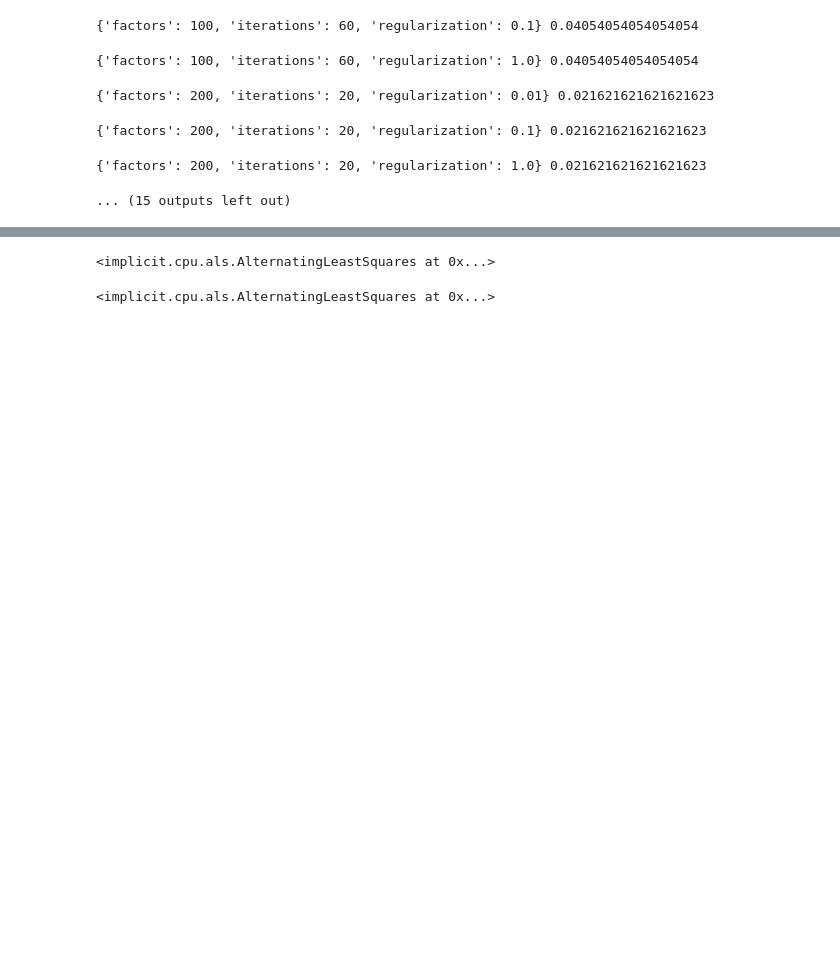
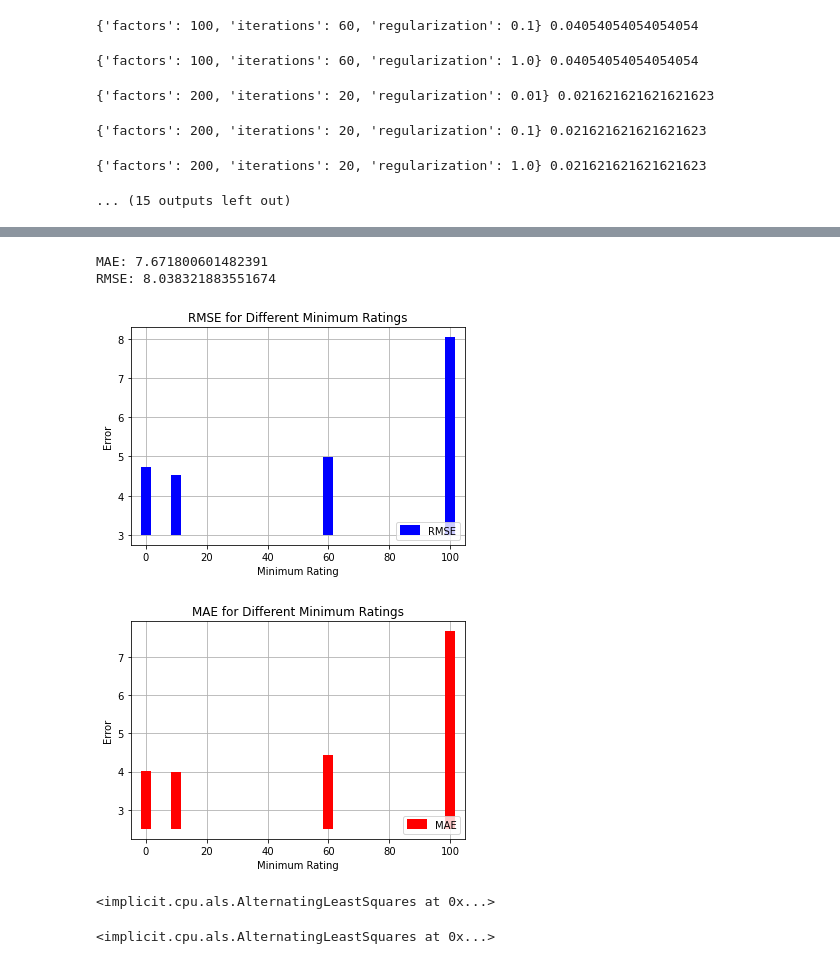
Before and after one commit to Zekarim/PA, a Jupyter notebook: Tournesol/implicit_als.ipynb, the cells around one changed output, grey strips where cells are left out. Drawn from its saved outputs; the diff is of its cells as text; code cells hidden in the pictures; blank space fills up the shorter version.

Commit message:
Updated codes for model evaluation

```diff
--- a/Tournesol/implicit_als.ipynb
+++ b/Tournesol/implicit_als.ipynb
@@ -276,3 +222,76 @@ print(recommended_items[1])
+# %%
+# Get recommendations for a user
+userid = 3
+recommended = model.recommend(userid, user_items=item_user_data[userid])
+
+actual_ratings = []
+predicted_ratings = []
+
+for item_id in recommended[0]:
+    # Find the corresponding score in the data DataFrame
+    # Find the index of the user_id in the user_dict values
+    index = list(item_dict.values()).index(item_id)
+
+    # Get the corresponding user_id based on the index
+    found_item = list(item_dict.keys())[index]
+    data_score = df.loc[df['item_id'] == found_item, 'score'].iloc[0]
+    # Find the corresponding score in the recommended list
+    recommended_index = np.where(recommended[0] == item_id)[0]
+    recommended_score = recommended[1][recommended_index][0] * 10
+    actual_ratings.append(data_score)
+    predicted_ratings.append(recommended_score)
+
+
+#Compute evaluation metrics
+
+mae = mean_absolute_error(actual_ratings, predicted_ratings)
+rmse = mean_squared_error(actual_ratings, predicted_ratings, squared=False)
+
+print("MAE:", mae)
+print("RMSE:", rmse)
+
+#0
+# MAE: 4.012636426091194
+# RMSE: 4.725825592884201
+
+#10
+# MAE: 3.9983141899108885
+# RMSE: 4.537728760679054
+
+#60
+# MAE: 4.425096625089646
+# RMSE: 4.995821837909834
+
+#100
+# MAE: 7.671800601482391
+# RMSE: 8.038321883551674
+# %% [output]
+MAE: 7.671800601482391
+RMSE: 8.038321883551674
+# %%
+import matplotlib.pyplot as plt
+x = [0, 10, 60, 100]
+mae = [4.012636426091194, 3.9983141899108885, 4.425096625089646, 7.671800601482391]
+rmse = [4.725825592884201, 4.537728760679054, 4.995821837909834, 8.038321883551674]
+
+plt.vlines(x, 3, rmse, colors='blue', linewidth=10, label='RMSE')
+plt.xlabel('Minimum Rating')
+plt.ylabel('Error')
+plt.title('RMSE for Different Minimum Ratings')
+plt.legend(loc='lower right')
+plt.grid(True)
+plt.show()
+
+plt.vlines(x, 2.5, mae, colors='red', linewidth=10, label='MAE')
+plt.xlabel('Minimum Rating')
+plt.ylabel('Error')
+plt.title('MAE for Different Minimum Ratings')
+plt.legend(loc='lower right')
+plt.grid(True)
+plt.show()
+# %% [output]
+[figure, added]
+[figure, added]
 # %%
 # Save the trained model to a file
 model.save('tournesol_model_v1')
```
Also changed, not shown: parts of 10 cells of this notebook, 12 other files.
